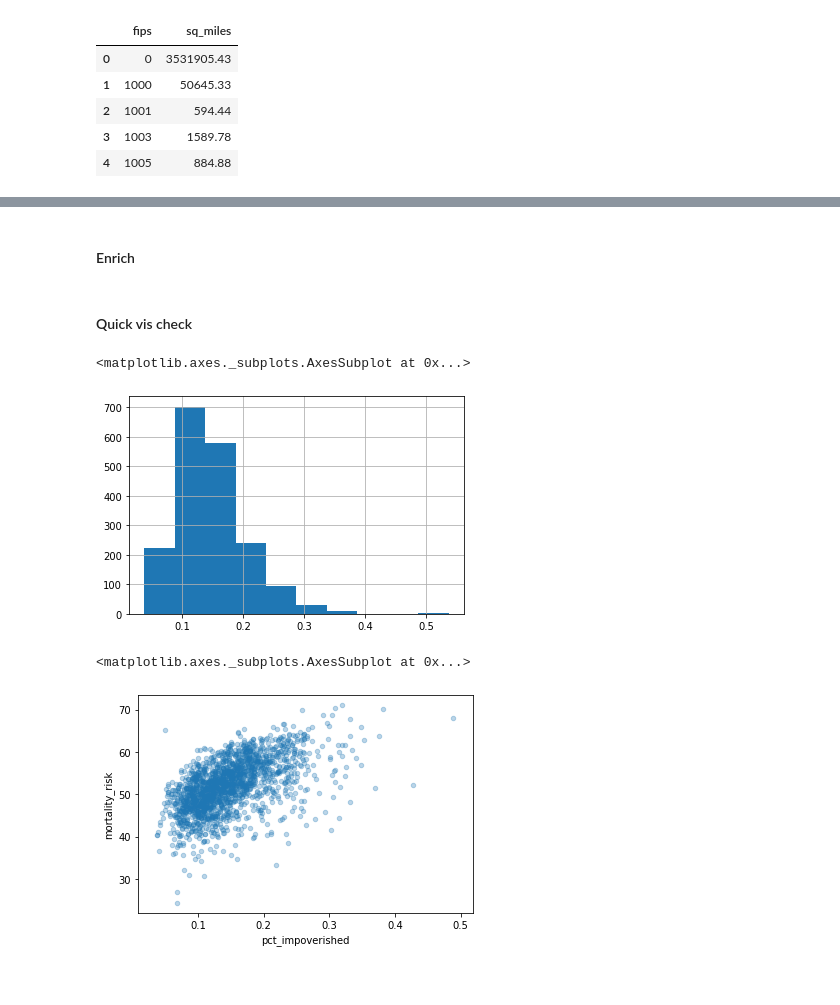
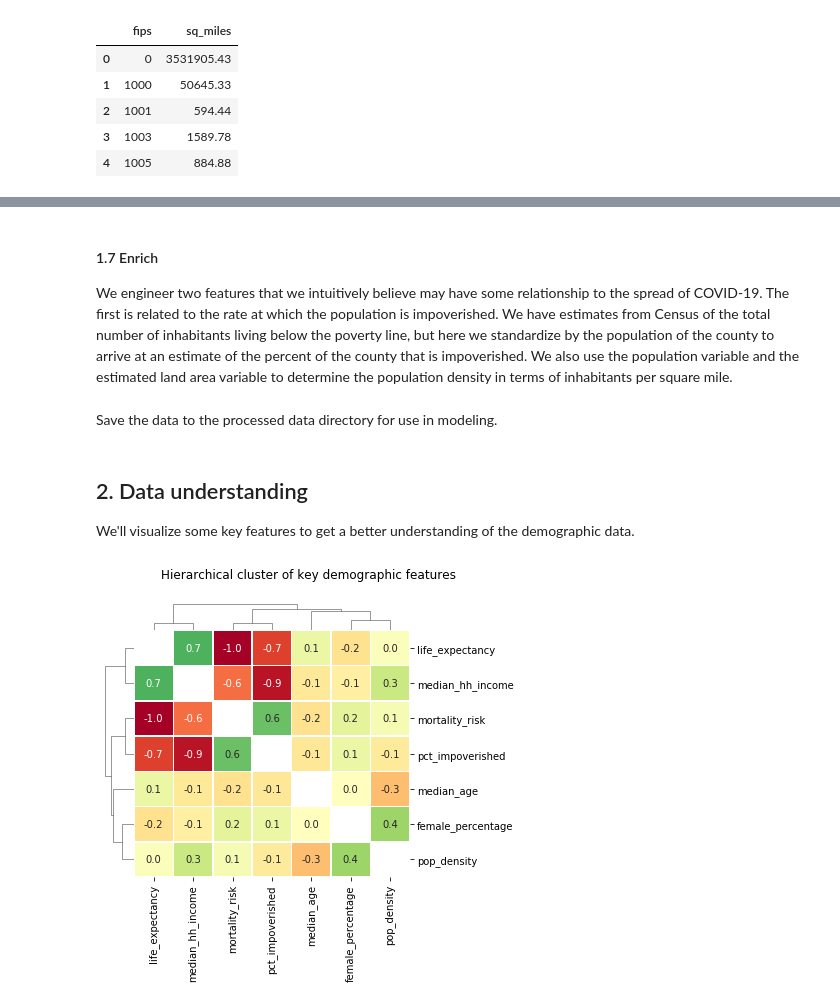
Before and after one commit to MichaelYinGH/ac209project, a Jupyter notebook: notebooks/demographic_data.ipynb, the cells around one changed output, grey strips where cells are left out. Saved outputs shown, nothing was run; the diff lists cells and outputs as text; code cells hidden in the pictures.

```diff
--- a/notebooks/demographic_data.ipynb
+++ b/notebooks/demographic_data.ipynb
@@ -142,17 +155,9 @@ demos.columns = [fix_colname(_) for _ in demos.columns]
-# %% [markdown]
-#### Enrich
+# %% [markdown]
+#### 1.7 Enrich
+
+We engineer two features that we intuitively believe may have some relationship to the spread of COVID-19. The first is related to the rate at which the population is impoverished. We have estimates from Census of the total number of inhabitants living below the poverty line, but here we standardize by the population of the county to arrive at an estimate of the percent of the county that is impoverished. We also use the population variable and the estimated land area variable to determine the population density in terms of inhabitants per square mile.
+# %% [markdown]
+Save the data to the processed data directory for use in modeling.
 # %%
 demos['pct_impoverished'] = demos.all_poverty.div(demos.population)
 demos['pop_density'] = demos.population.div(demos.sq_miles)
-# %% [markdown]
-#### Quick vis check
-# %%
-demos.pct_impoverished.hist()
-# %% [output]
-<matplotlib.axes._subplots.AxesSubplot at 0x...>
-[figure, removed]
-# %%
-demos.plot.scatter('pct_impoverished', 'mortality_risk', alpha=0.3)
-# %% [output]
-<matplotlib.axes._subplots.AxesSubplot at 0x...>
-[figure, removed]
@@ -158,0 +166,16 @@ demos.plot.scatter('pct_impoverished', 'mortality_risk', alpha=0.3)
+# %% [markdown]
+## 2. Data understanding
+We'll visualize some key features to get a better understanding of the demographic data.
+# %%
+features = 'median_age female_percentage life_expectancy mortality_risk \
+median_hh_income pct_impoverished pop_density'.split()
+# %%
+cm = sns.clustermap(demos[features].corr(method='spearman'), annot=True, fmt='.1f', linewidths=0.5,
+              mask=np.eye(len(features)), cmap='RdYlGn', dendrogram_ratio=.1,
+              figsize=(6,6), cbar=False)
+cm.fig.subplots_adjust(top=.9)
+cm.cax.set_visible(False)
+cm.fig.suptitle('Hierarchical cluster of key demographic features')
+plt.show()
+# %% [output]
+[figure, added]
```
Also changed, not shown: parts of 11 cells of this notebook, 1 other file.
